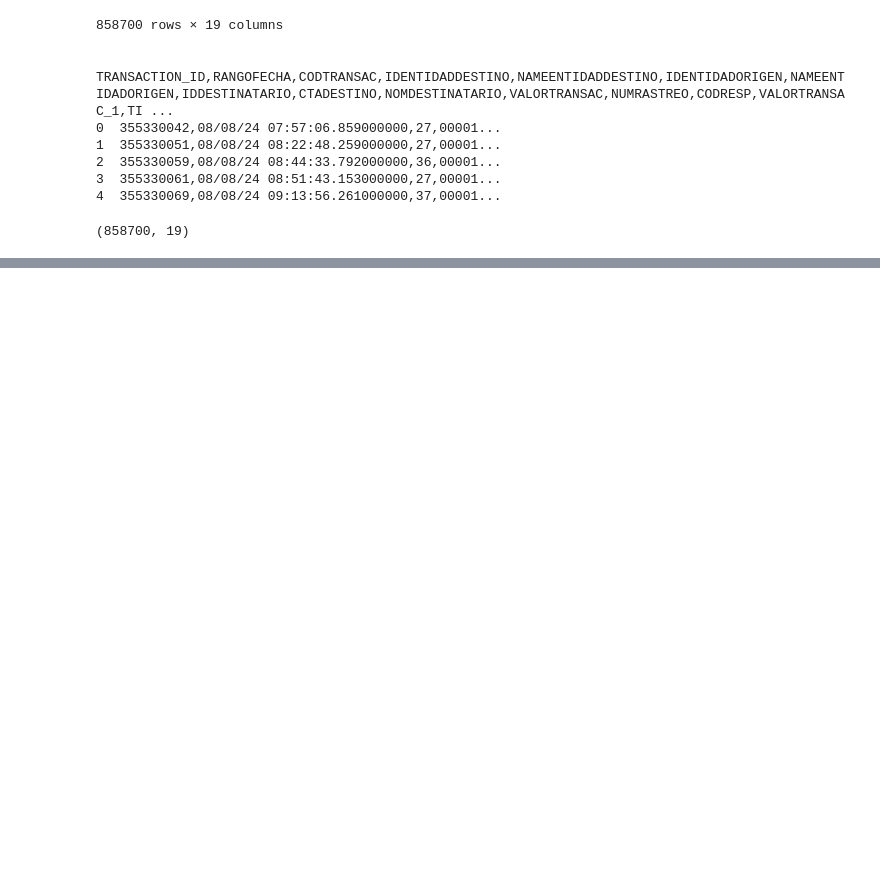
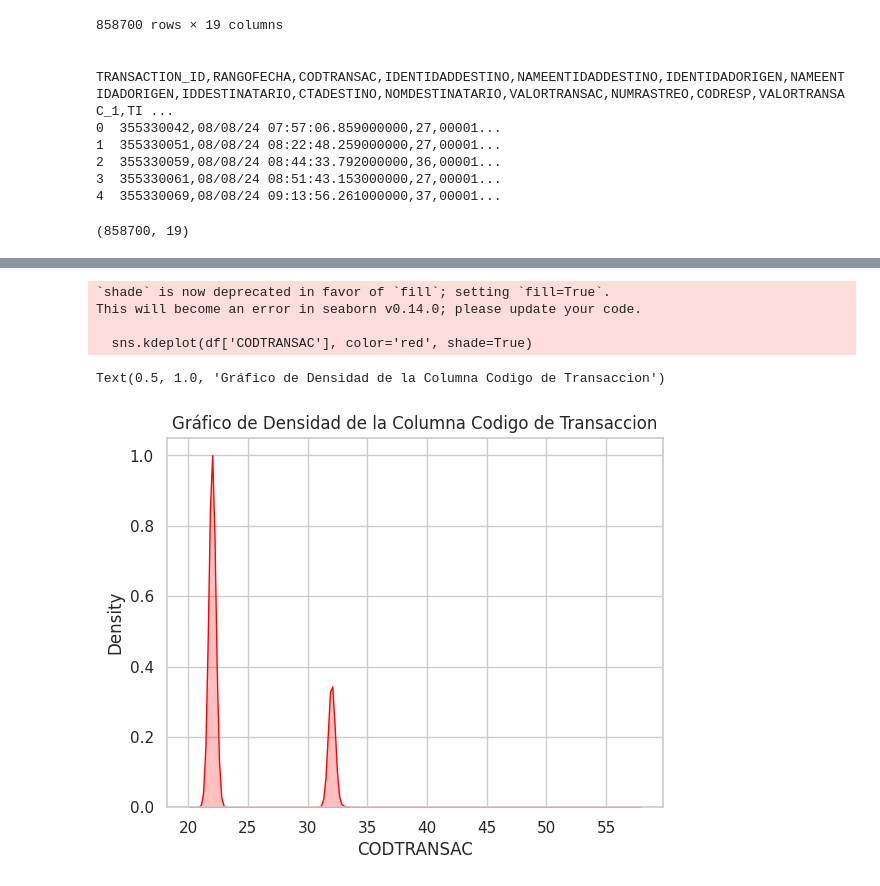
Before and after one commit to oerv13/Ibero, a Jupyter notebook: Algoritmos.ipynb, the cells around one changed output, grey strips where cells are left out. Saved outputs shown, nothing was run; the diff lists cells and outputs as text; code cells hidden in the pictures; blank space fills up the shorter version.

```diff
--- a/Algoritmos.ipynb
+++ b/Algoritmos.ipynb
@@ -52,0 +224,12 @@ df.shape
+# %%
+
+# Gráfico de densidad
+sns.kdeplot(df['CODTRANSAC'], color='red', shade=True)
+plt.title('Gráfico de Densidad de la Columna Codigo de Transaccion')
+# %% [output]
+`shade` is now deprecated in favor of `fill`; setting `fill=True`.
+This will become an error in seaborn v0.14.0; please update your code.
+
+  sns.kdeplot(df['CODTRANSAC'], color='red', shade=True)
+Text(0.5, 1.0, 'Gráfico de Densidad de la Columna Codigo de Transaccion')
+[figure, added]
```
Also changed, not shown: parts of 21 cells of this notebook.
